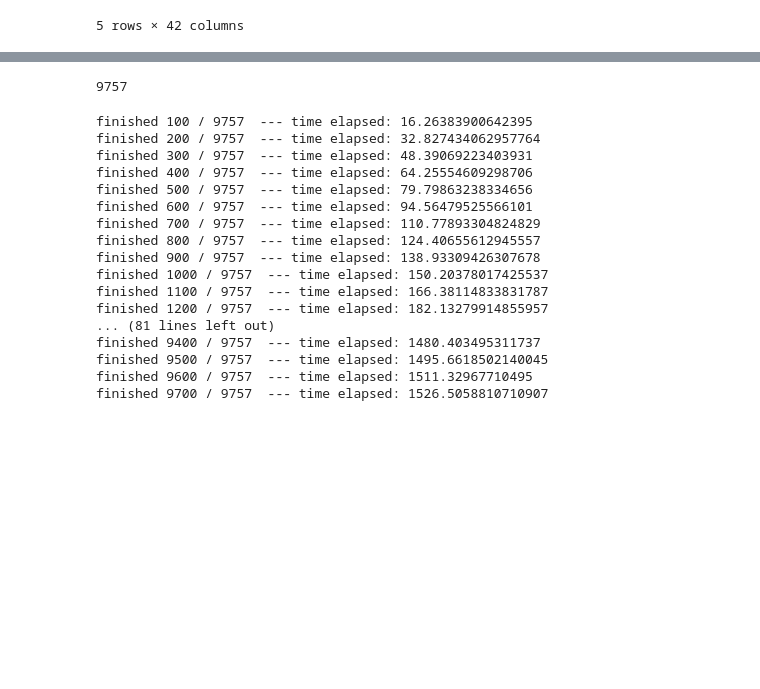
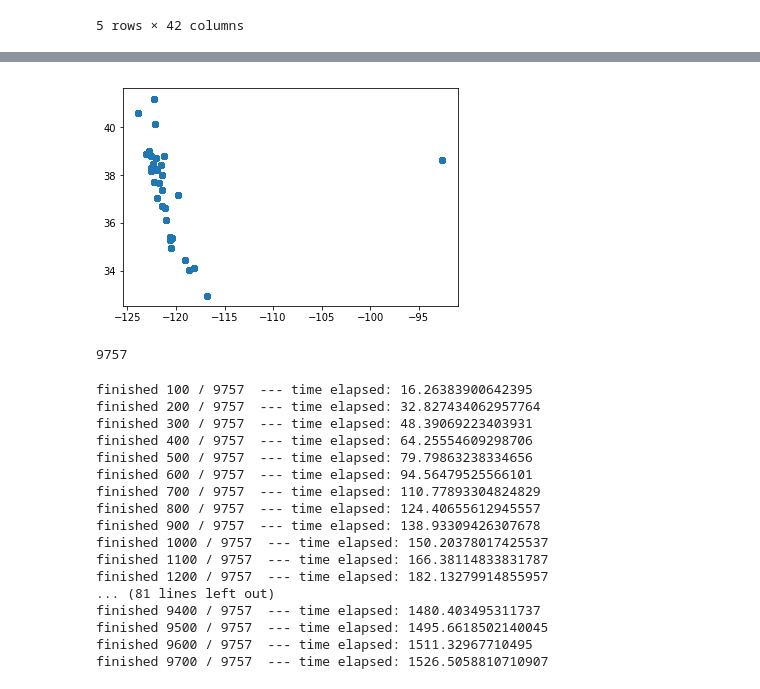
Before and after one commit to jems2019/CMPE257, a Jupyter notebook: Data Cleaning/Lat_Lng_Data_Cleaning.ipynb, the cells around one changed output, grey strips where cells are left out. Cells and saved outputs as stored; diff of their text form; code cells hidden in the pictures; blank space fills up the shorter version.

```diff
--- a/Data Cleaning/Lat_Lng_Data_Cleaning.ipynb
+++ b/Data Cleaning/Lat_Lng_Data_Cleaning.ipynb
@@ -130,3 +140,8 @@ fire_data.head()
+# %%
+plt.scatter(wine_data['lon'], wine_data['lat'])
+plt.show()
+# %% [output]
+[figure, added]
 # %%
 wine_data.shape[0]
 # %% [output]
```
Also changed, not shown: parts of 2 cells of this notebook, 2 other files.
